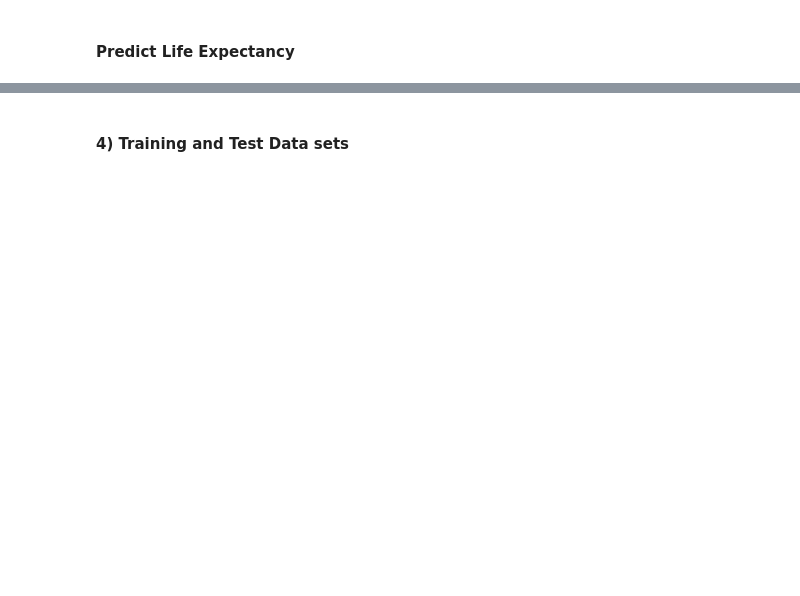
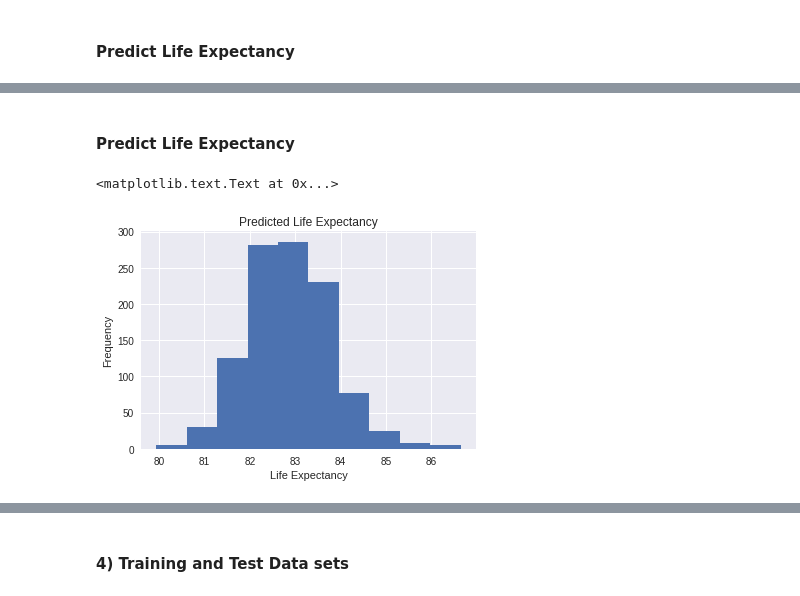
Before and after one commit to anxin16/Capstone-Project-2, a Jupyter notebook: Capstone-Report/Capstone-3.ipynb, the cells around one changed output, grey strips where cells are left out. Saved outputs shown, nothing was run; the diff lists cells and outputs as text; code cells hidden in the pictures; blank space fills up the shorter version.

```diff
--- a/Capstone-Report/Capstone-3.ipynb
+++ b/Capstone-Report/Capstone-3.ipynb
@@ -489,0 +492,5 @@ sns.lmplot(x='hhinc00', y='le', data=tb)
+# %%
+# Use default model
+las = Lasso()
+las.fit(X0, y)
+print('Coefficient of determination R^2 of the prediction:', las.score(X0, y))
@@ -489,0 +499,5 @@ sns.lmplot(x='hhinc00', y='le', data=tb)
+# %%
+# alpha=0.1
+las1 = Lasso(alpha=0.1, )
+las1.fit(X0, y)
+print('Coefficient of determination R^2 of the prediction:', las1.score(X0, y))
@@ -489,0 +506,5 @@ sns.lmplot(x='hhinc00', y='le', data=tb)
+# %%
+# alpha=0.01
+las2 = Lasso(alpha=0.01)
+las2.fit(X0, y)
+print('Coefficient of determination R^2 of the prediction:', las2.score(X0, y))
@@ -489,0 +513,5 @@ sns.lmplot(x='hhinc00', y='le', data=tb)
+# %%
+# alpha=0.001
+las3 = Lasso(alpha=0.001)
+las3.fit(X0, y)
+print('Coefficient of determination R^2 of the prediction:', las3.score(X0, y))
@@ -489,0 +627,11 @@ sns.lmplot(x='hhinc00', y='le', data=tb)
+# %% [markdown]
+#### Predict Life Expectancy
+# %%
+# Plot a histogram of all the predicted life expectancy
+plt.hist(las.predict(X0))
+plt.title('Predicted Life Expectancy')
+plt.xlabel('Life Expectancy')
+plt.ylabel('Frequency')
+# %% [output]
+<matplotlib.text.Text at 0x...>
+[figure, added]
```
Also changed, not shown: parts of 83 cells of this notebook.
